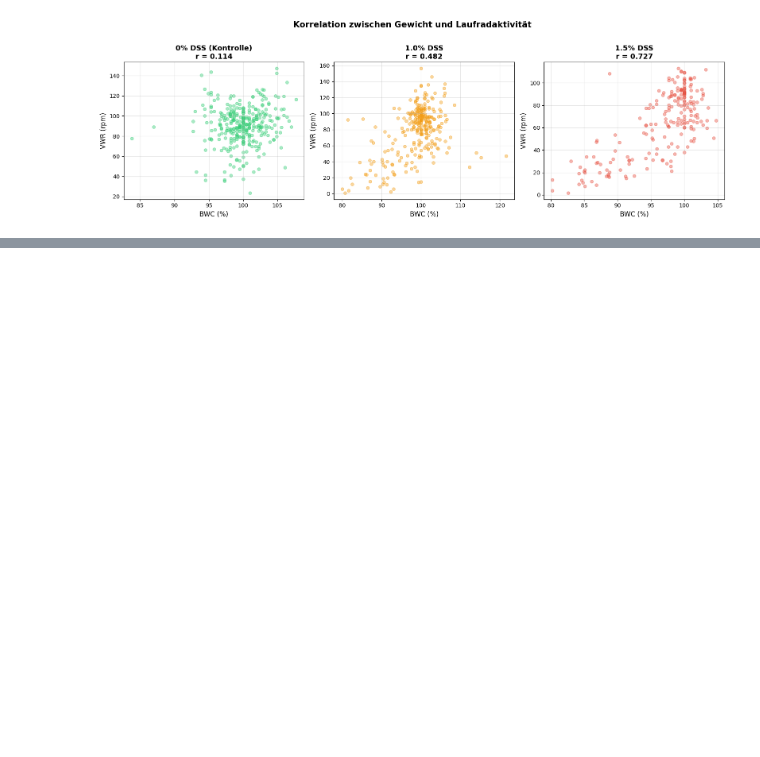
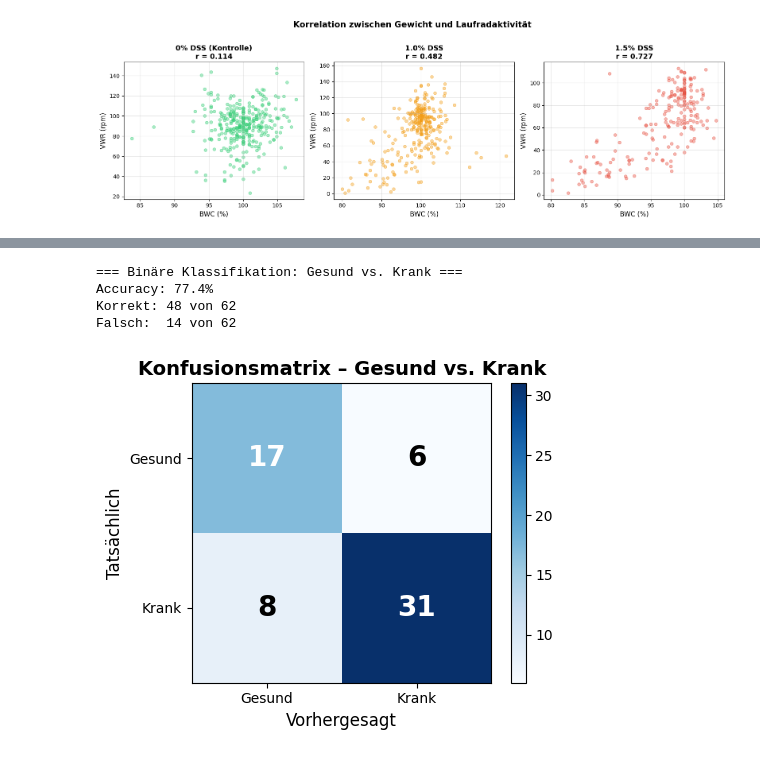
Before and after one commit to sidarkh/Maus-Monitor-ML, a Jupyter notebook: main.ipynb, the cells around one changed output, grey strips where cells are left out. Cells and saved outputs as stored; diff of their text form; code cells hidden in the pictures; blank space fills up the shorter version.

```diff
--- a/main.ipynb
+++ b/main.ipynb
@@ -183,0 +315,52 @@ plt.show()
+# %%
+# Binäre Klassifikation: Gesund (0) vs. Krank (1)
+y_binary = (y > 0).astype(int)
+
+# Leave-One-Out Cross-Validation
+model_binary = RandomForestClassifier(n_estimators=100, random_state=42)
+loo = LeaveOneOut()
+scores_binary = cross_val_score(model_binary, X_scaled, y_binary, cv=loo, scoring='accuracy')
+
+print(f"=== Binäre Klassifikation: Gesund vs. Krank ===")
+print(f"Accuracy: {scores_binary.mean():.1%}")
+print(f"Korrekt: {int(scores_binary.sum())} von {len(y_binary)}")
+print(f"Falsch:  {len(y_binary) - int(scores_binary.sum())} von {len(y_binary)}")
+print()
+
+# LOO-Vorhersagen für Konfusionsmatrix
+y_pred_binary = []
+for train_idx, test_idx in loo.split(X_scaled):
+    m = RandomForestClassifier(n_estimators=100, random_state=42)
+    m.fit(X_scaled[train_idx], y_binary[train_idx])
+    y_pred_binary.append(m.predict(X_scaled[test_idx])[0])
+
+y_pred_binary = np.array(y_pred_binary)
+cm_binary = confusion_matrix(y_binary, y_pred_binary)
+
+# Konfusionsmatrix
+fig, ax = plt.subplots(figsize=(5, 4))
+im = ax.imshow(cm_binary, cmap='Blues')
+plt.colorbar(im)
+
+classes_binary = ['Gesund', 'Krank']
+ax.set_xticks(range(2))
+ax.set_yticks(range(2))
+ax.set_xticklabels(classes_binary)
+ax.set_yticklabels(classes_binary)
+ax.set_xlabel('Vorhergesagt', fontsize=12)
+ax.set_ylabel('Tatsächlich', fontsize=12)
+ax.set_title('Konfusionsmatrix – Gesund vs. Krank', fontsize=14, fontweight='bold')
+
+for i, j in itertools.product(range(2), range(2)):
+    ax.text(j, i, str(cm_binary[i, j]), ha='center', va='center',
+            fontsize=20, fontweight='bold',
+            color='white' if cm_binary[i, j] > cm_binary.max()/2 else 'black')
+
+plt.tight_layout()
+plt.show()
+# %% [output]
+=== Binäre Klassifikation: Gesund vs. Krank ===
+Accuracy: 77.4%
+Korrekt: 48 von 62
+Falsch:  14 von 62
+[figure, added]
```
Also changed, not shown: parts of 4 cells of this notebook, 1 other file.
